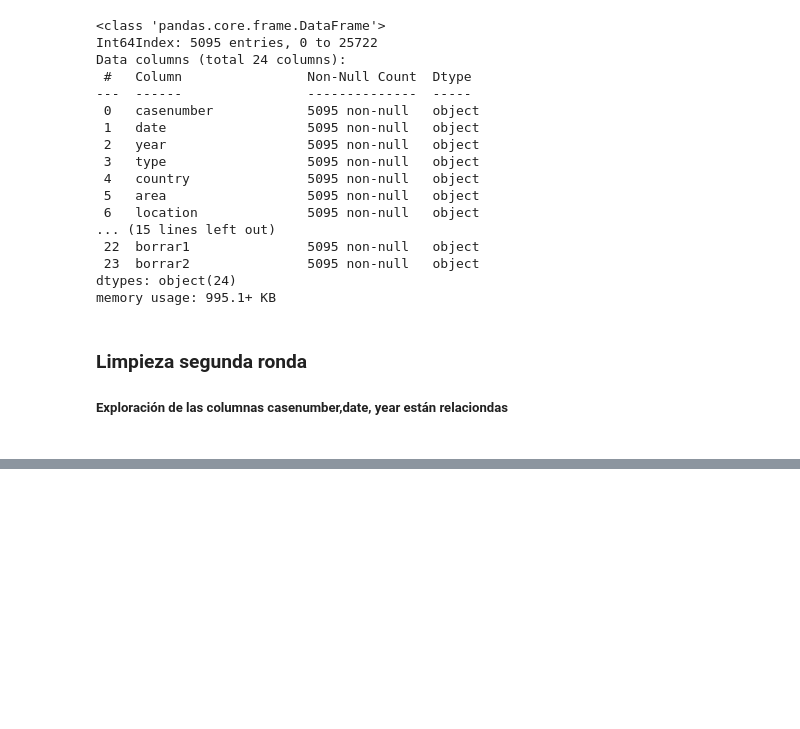
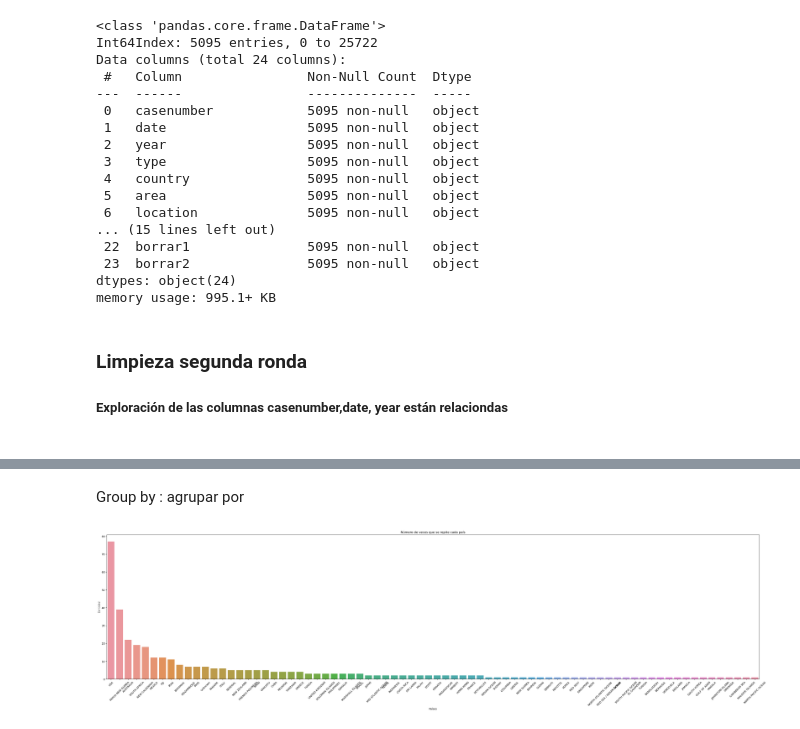
Before and after one commit to filokaizen/w2-project_pandas, a Jupyter notebook: sharks.ipynb, the cells around one changed output, grey strips where cells are left out. Drawn from its saved outputs; the diff is of its cells as text; code cells hidden in the pictures; blank space fills up the shorter version.

```diff
--- a/sharks.ipynb
+++ b/sharks.ipynb
@@ -234,0 +201,23 @@ countries = data.country.unique()
+# %% [markdown]
+Group by : agrupar por
+# %%
+import seaborn as sns
+import matplotlib.pyplot as plt
+
+# Obtener el recuento de ocurrencias de cada país
+count_data = data['country'].value_counts()
+
+# Crear el gráfico de barras
+plt.figure(figsize=(45, 10))
+sns.barplot(x=count_data.index, y=count_data.values)
+plt.xlabel('Países')
+plt.ylabel('Cantidad')
+plt.title('Número de veces que se repite cada país')
+
+# Rotar las etiquetas del eje x para una mejor legibilidad
+plt.xticks(rotation=45)
+
+# Mostrar el gráfico
+plt.show()
+# %% [output]
+[figure, added]
```
Also changed, not shown: parts of 8 cells of this notebook.
